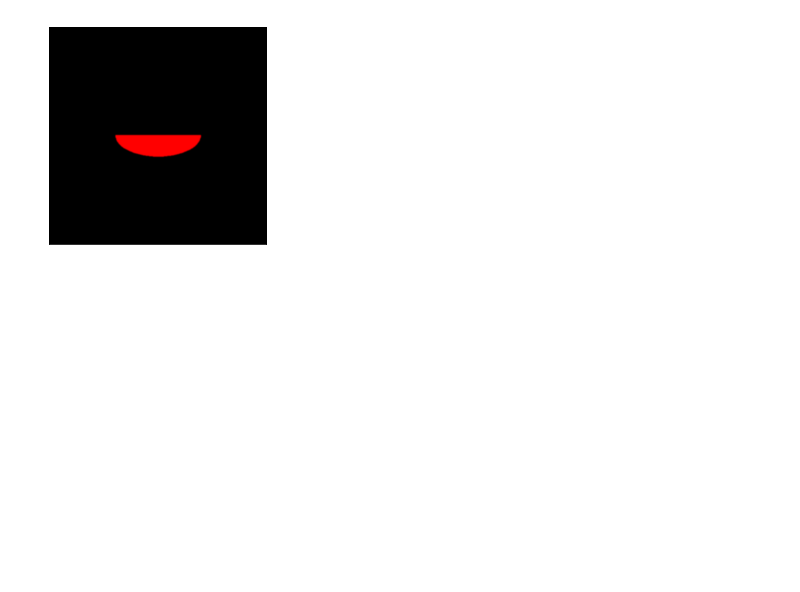
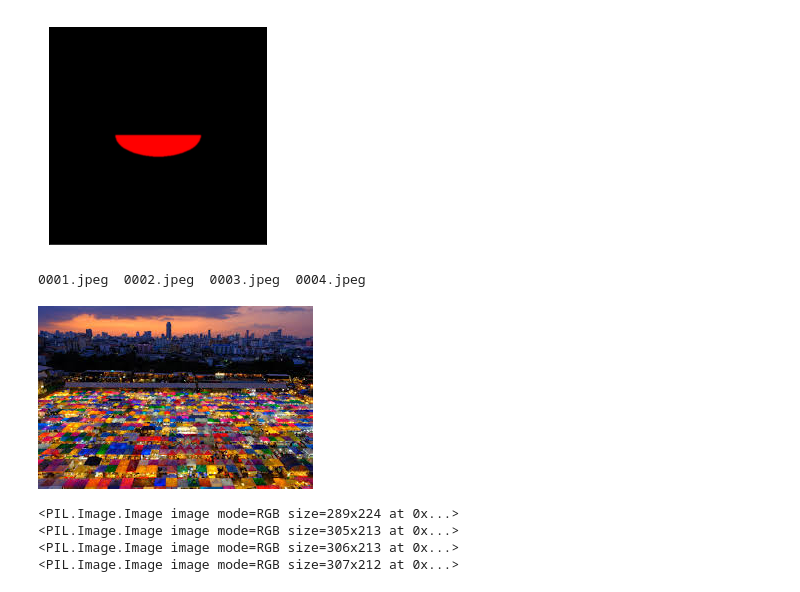
Before and after one commit to soo-shan/cv, a Jupyter notebook: opencv/01_basics.ipynb, the cells around one changed output. Drawn from its saved outputs; the diff is of its cells as text; code cells hidden in the pictures; blank space fills up the shorter version.

```diff
--- a/opencv/01_basics.ipynb
+++ b/opencv/01_basics.ipynb
@@ -76,0 +101,36 @@ img_print(ellipse_image)
+# %%
+ls tutorial/random/
+# %% [output]
+0001.jpeg  0002.jpeg  0003.jpeg  0004.jpeg
+# %%
+Image.open('tutorial/random/0001.jpeg')
+# %% [output]
+[figure, added]
+# %%
+def crop(event,x, y ,flags,param):
+    mypath = 'tutorial/random'
+    onlyfiles = [f for f in listdir(mypath) if isfile(join(mypath,f))]
+    for i in onlyfiles:
+        if event == cv2.EVENT_LBUTTONDBLCLK:
+            cropped = crop_image1(join(mypath,i))
+            print(cropped)
+            dir(cropped)
+#             cv2.imshow('image',cropped)
+
+img = np.zeros((512,512,3), np.uint8)
+cv2.namedWindow('image')
+cv2.setMouseCallback('image',crop)
+
+while(1):
+
+    cv2.imshow('image',img)
+    k = cv2.waitKey(1) & 0xFF
+    if k == 27:
+        break
+
+cv2.destroyAllWindows()
+# %% [output]
+<PIL.Image.Image image mode=RGB size=289x224 at 0x...>
+<PIL.Image.Image image mode=RGB size=305x213 at 0x...>
+<PIL.Image.Image image mode=RGB size=306x213 at 0x...>
+<PIL.Image.Image image mode=RGB size=307x212 at 0x...>
```
Also changed, not shown: parts of 3 cells of this notebook, 7 other files.
